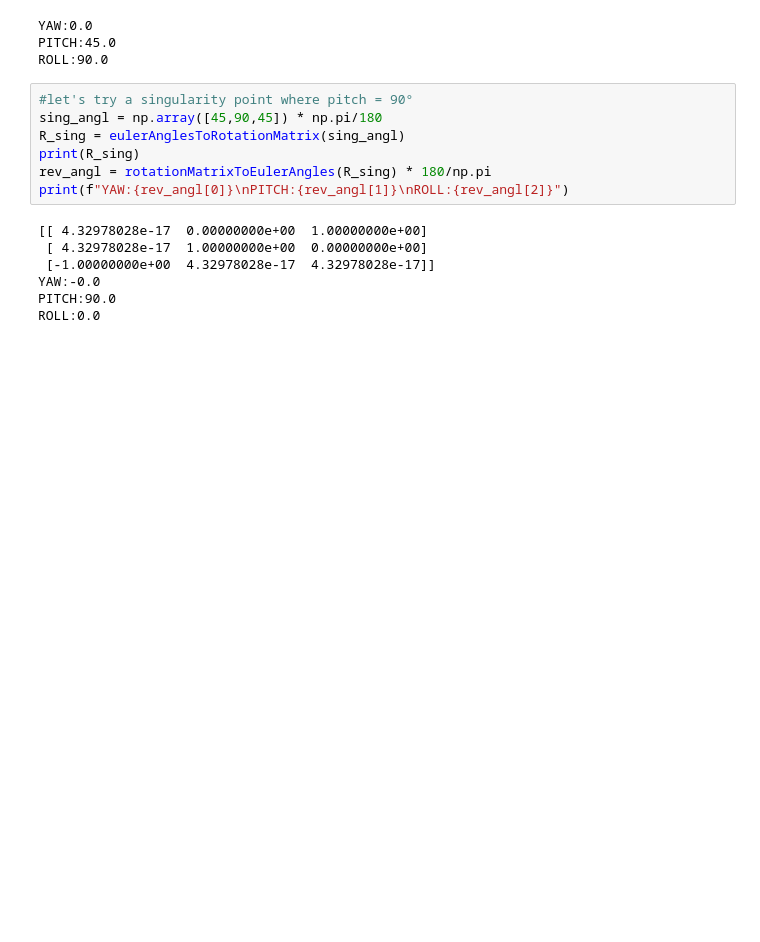
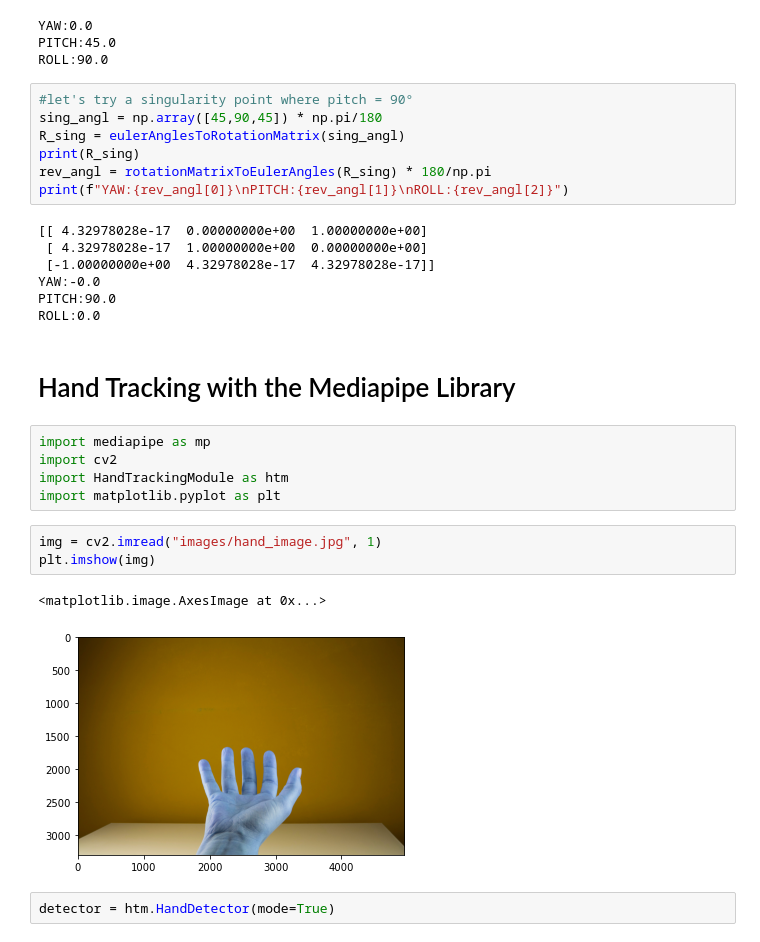
Before and after one commit to e-candeloro/Python-OpenCV-Utils, a Jupyter notebook: Demo_Notebook.ipynb, the cells around one changed output. Drawn from its saved outputs; the diff is of its cells as text; blank space fills up the shorter version.

Commit message:
added hand tracking example

```diff
--- a/Demo_Notebook.ipynb
+++ b/Demo_Notebook.ipynb
@@ -119,3 +119,18 @@ print(f"YAW:{rev_angl[0]}\nPITCH:{rev_angl[1]}\nROLL:{rev_angl[2]}")
 YAW:-0.0
 PITCH:90.0
 ROLL:0.0
+# %% [markdown]
+# Hand Tracking with the Mediapipe Library
+# %%
+import mediapipe as mp
+import cv2
+import HandTrackingModule as htm
+import matplotlib.pyplot as plt
+# %%
+img = cv2.imread("images/hand_image.jpg", 1)
+plt.imshow(img)
+# %% [output]
+<matplotlib.image.AxesImage at 0x...>
+[figure, added]
+# %%
+detector = htm.HandDetector(mode=True)
```
Also changed, not shown: parts of 2 cells of this notebook, 2 other files.
